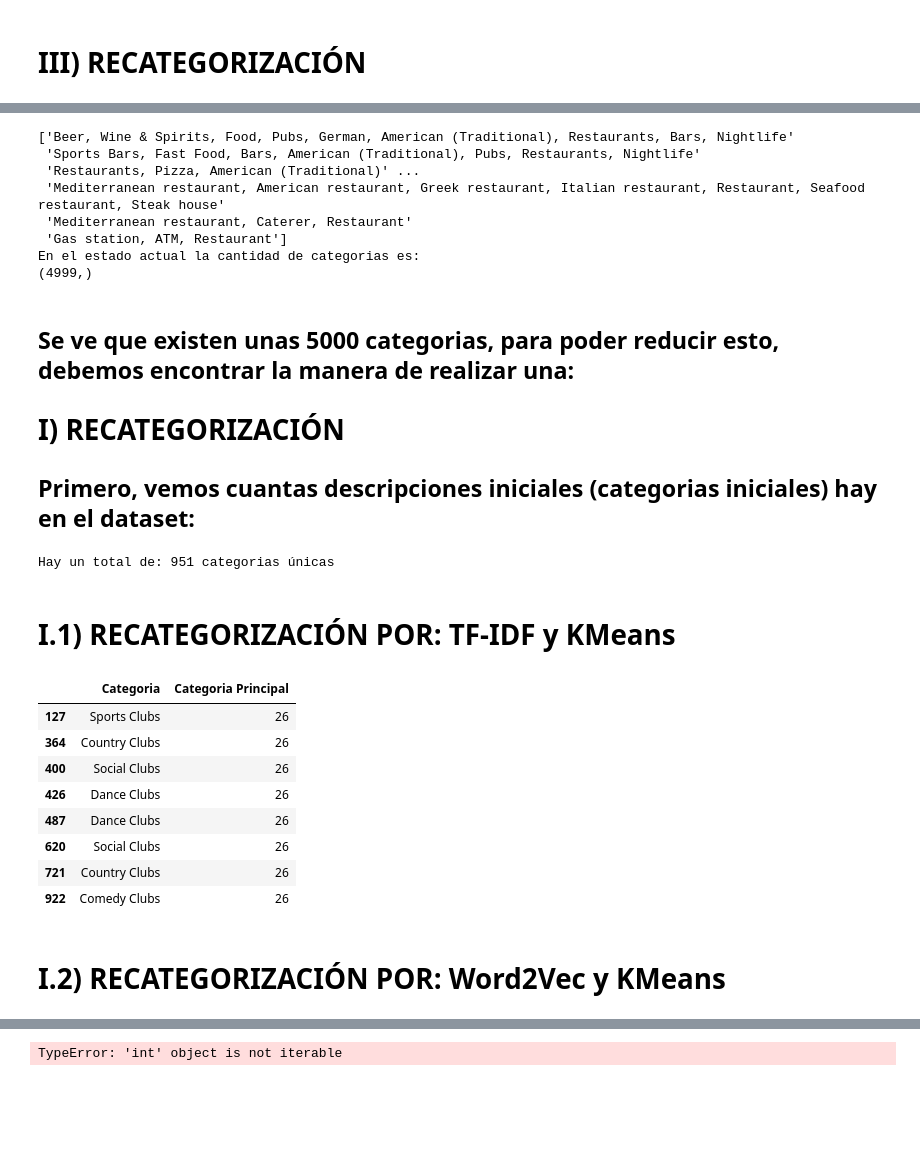
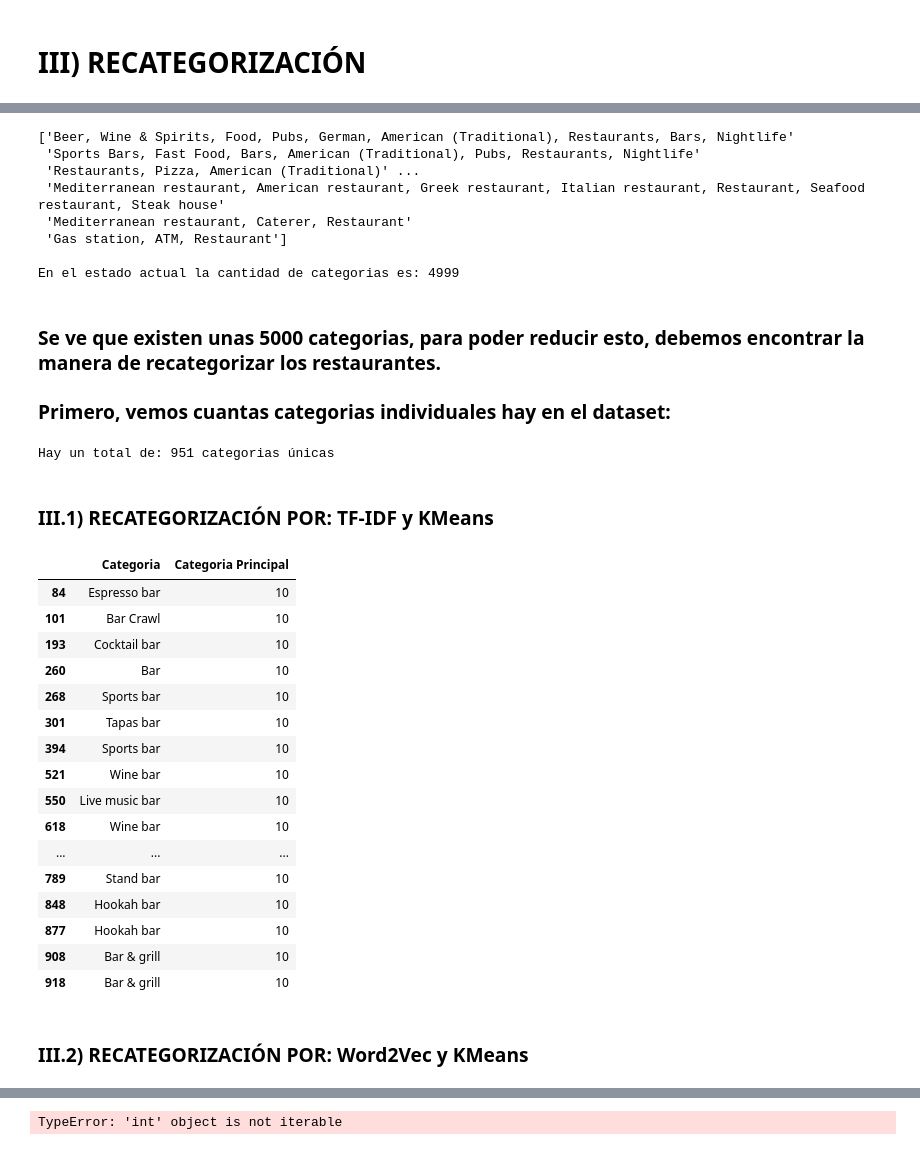
Before and after one commit to MyriamRengifo/proyecto_final, a Jupyter notebook: Data Analysis/EDA_KPI_LuisMata.ipynb, the cells around one changed output, grey strips where cells are left out. Saved outputs shown, nothing was run; the diff lists cells and outputs as text; code cells hidden in the pictures; blank space fills up the shorter version.

```diff
--- a/Data Analysis/EDA_KPI_LuisMata.ipynb
+++ b/Data Analysis/EDA_KPI_LuisMata.ipynb
@@ -603,7 +608,7 @@ df_restaurants.head(2)
 # %%
 print(df_restaurants['categories'].unique())
-print('En el estado actual la cantidad de categorias es:')
-print(df_restaurants['categories'].unique().shape)
+print('')
+print('En el estado actual la cantidad de categorias es: '+ str(df_restaurants['categories'].unique().shape[0]))
 # %% [output]
 ['Beer, Wine & Spirits, Food, Pubs, German, American (Traditional), Restaurants, Bars, Nightlife'
  'Sports Bars, Fast Food, Bars, American (Traditional), Pubs, Restaurants, Nightlife'
@@ -611,13 +616,11 @@ print(df_restaurants['categories'].unique().shape)
  'Mediterranean restaurant, American restaurant, Greek restaurant, Italian restaurant, Restaurant, Seafood restaurant, Steak house'
  'Mediterranean restaurant, Caterer, Restaurant'
  'Gas station, ATM, Restaurant']
-En el estado actual la cantidad de categorias es:
-(4999,)
+
+En el estado actual la cantidad de categorias es: 4999
 # %% [markdown]
-## Se ve que existen unas 5000 categorias, para poder reducir esto, debemos encontrar la manera de realizar una:
-# **I) RECATEGORIZACIÓN**
-
-## Primero, vemos cuantas descripciones iniciales (categorias iniciales) hay en el dataset:
+### Se ve que existen unas 5000 categorias, para poder reducir esto, debemos encontrar la manera de recategorizar los restaurantes.
+### Primero, vemos cuantas categorias individuales hay en el dataset:
 # %%
 # Creamos un string que contenga todas las categorias: estén repetidas o no:
 rows = df_restaurants.shape[0]
@@ -638,7 +641,7 @@ print('Hay un total de: ' + str(len(set_categories)) + ' categorias únicas')
 # %% [output]
 Hay un total de: 951 categorias únicas
 # %% [markdown]
-# I.1) RECATEGORIZACIÓN POR: **TF-IDF y KMeans**
+### III.1) RECATEGORIZACIÓN POR: **TF-IDF y KMeans**
 # %%
 # Ejemplo de categorías como descripciones de texto
 categorias = list(set_categories)
@@ -654,19 +657,27 @@ kmeans.fit(X)
 # Mostrar las categorías y sus grupos asignados
 resultado_TF = pd.DataFrame({'Categoria': categorias, 'Categoria Principal': kmeans.labels_})
 # %%
-resultado_TF[resultado_TF['Categoria Principal'] == 26]
+resultado_TF[resultado_TF['Categoria Principal'] == 10]
 # %% [output]
 |  | Categoria | Categoria Principal |
-| 127 | Sports Clubs | 26 |
-| 364 | Country Clubs | 26 |
-| 400 | Social Clubs | 26 |
-| 426 | Dance Clubs | 26 |
-| 487 | Dance Clubs | 26 |
-| 620 | Social Clubs | 26 |
-| 721 | Country Clubs | 26 |
-| 922 | Comedy Clubs | 26 |
+| 84 | Espresso bar | 10 |
+| 101 | Bar Crawl | 10 |
+| 193 | Cocktail bar | 10 |
+| 260 | Bar | 10 |
+| 268 | Sports bar | 10 |
+| 301 | Tapas bar | 10 |
+| 394 | Sports bar | 10 |
+| 521 | Wine bar | 10 |
+| 550 | Live music bar | 10 |
+| 618 | Wine bar | 10 |
+| ... | ... | ... |
+| 789 | Stand bar | 10 |
+| 848 | Hookah bar | 10 |
+| 877 | Hookah bar | 10 |
+| 908 | Bar & grill | 10 |
+| 918 | Bar & grill | 10 |
 # %% [markdown]
-# I.2\) RECATEGORIZACIÓN POR: **Word2Vec y KMeans**
+### III.2) RECATEGORIZACIÓN POR: **Word2Vec y KMeans**
 # %%
 # Ejemplo de datos de categorías (estas serían las etiquetas o categorías)
 categorias = list(set_categories)
```
Also changed, not shown: parts of 49 cells of this notebook.
